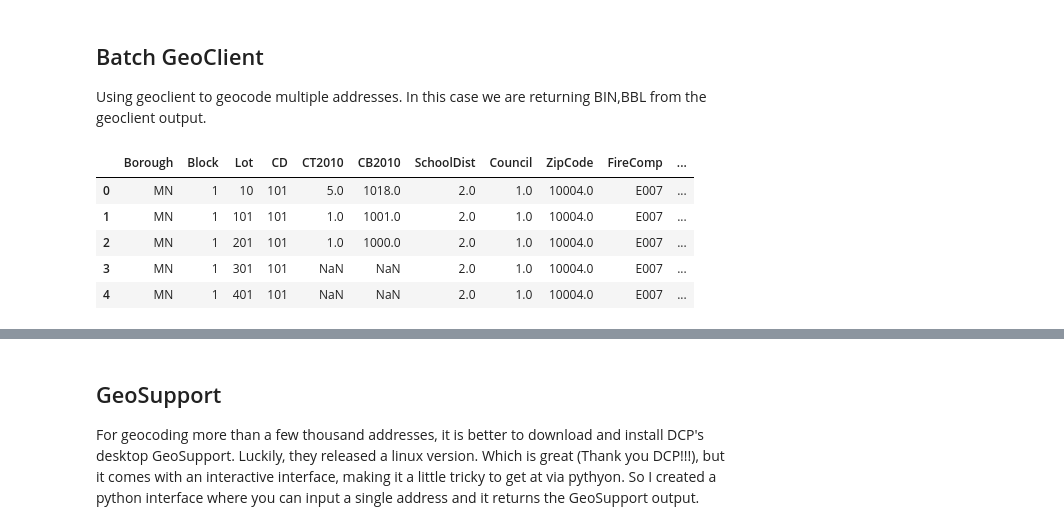
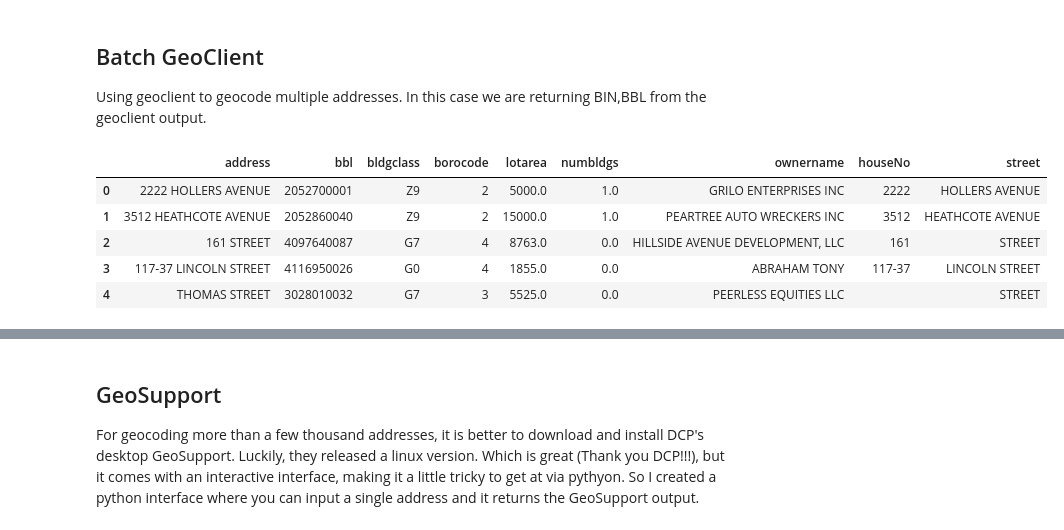
Before and after one commit to deenapatel/geocode, a Jupyter notebook: NYCgeocode.ipynb, the cells around one changed output, grey strips where cells are left out. Drawn from its saved outputs; the diff is of its cells as text; code cells hidden in the pictures.

```diff
--- a/NYCgeocode.ipynb
+++ b/NYCgeocode.ipynb
@@ -62,24 +62,30 @@ Using geoclient to geocode multiple addresses. In this case we are returning BIN
 # %%
 # let's download PLUTO http://www1.nyc.gov/site/planning/data-maps/open-data.page
 # use as an example of how to geocode multiple addresses
 # obviously you could use any dataframe with addresses, but I work with PLUTO often.
 
 import pandas as pd
 pd.set_option('max_columns',100)
 
-pluto = pd.read_csv('/home/deena/Documents/data_munge/pluto/nyc_pluto_16v1/MN.csv')
+# download PLUTO to use as an example list of addresses
+# read in PLUTO from open data, only including a few columns and rows
+url = 'https://data.cityofnewyork.us/resource/64uk-42ks.json'
+filters = "?$select=bbl,borocode,address,bldgclass,ownername,numbldgs,lotarea\
+&$limit=1000"
+pluto = pd.read_json(url+filters)
+
 # since pluto doesn't display the address number and street name separately, let's break them out:
-pluto['houseNo'] = pluto['Address'].str.extract('(^[0-9|-]*)',expand=False)
-pluto['street'] = pluto['Address'].str.extract('(\s.+$)',expand=False)
+pluto['houseNo'] = pluto['address'].str.extract('(^[0-9|-]*)',expand=False)
+pluto['street'] = pluto['address'].str.extract('(\s.+$)',expand=False)
 
 pluto.head()
 # %% [output]
-|  | Borough | Block | Lot | CD | CT2010 | CB2010 | SchoolDist | Council | ZipCode | FireComp | ... |
-| 0 | MN | 1 | 10 | 101 | 5.0 | 1018.0 | 2.0 | 1.0 | 10004.0 | E007 | ... |
-| 1 | MN | 1 | 101 | 101 | 1.0 | 1001.0 | 2.0 | 1.0 | 10004.0 | E007 | ... |
-| 2 | MN | 1 | 201 | 101 | 1.0 | 1000.0 | 2.0 | 1.0 | 10004.0 | E007 | ... |
-| 3 | MN | 1 | 301 | 101 | NaN | NaN | 2.0 | 1.0 | 10004.0 | E007 | ... |
-| 4 | MN | 1 | 401 | 101 | NaN | NaN | 2.0 | 1.0 | 10004.0 | E007 | ... |
+|  | address | bbl | bldgclass | borocode | lotarea | numbldgs | ownername | houseNo | street |
+| 0 | 2222 HOLLERS AVENUE | 2052700001 | Z9 | 2 | 5000.0 | 1.0 | GRILO ENTERPRISES INC | 2222 | HOLLERS AVENUE |
+| 1 | 3512 HEATHCOTE AVENUE | 2052860040 | Z9 | 2 | 15000.0 | 1.0 | PEARTREE AUTO WRECKERS INC | 3512 | HEATHCOTE AVENUE |
+| 2 | 161 STREET | 4097640087 | G7 | 4 | 8763.0 | 0.0 | HILLSIDE AVENUE DEVELOPMENT, LLC | 161 | STREET |
+| 3 | 117-37 LINCOLN STREET | 4116950026 | G0 | 4 | 1855.0 | 0.0 | ABRAHAM TONY | 117-37 | LINCOLN STREET |
+| 4 | THOMAS STREET | 3028010032 | G7 | 3 | 5525.0 | 0.0 | PEERLESS EQUITIES LLC |  | STREET |
 # %%
 #geoclientBatch() returns the BIN, BBL fields from the geoclient output, from a dataframe of addresses
 
```
Also changed, not shown: parts of 6 cells of this notebook, 1 other file.
